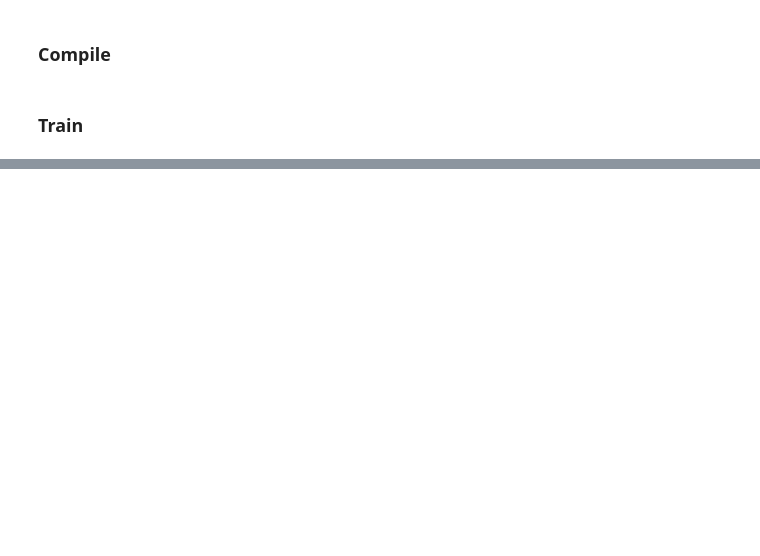
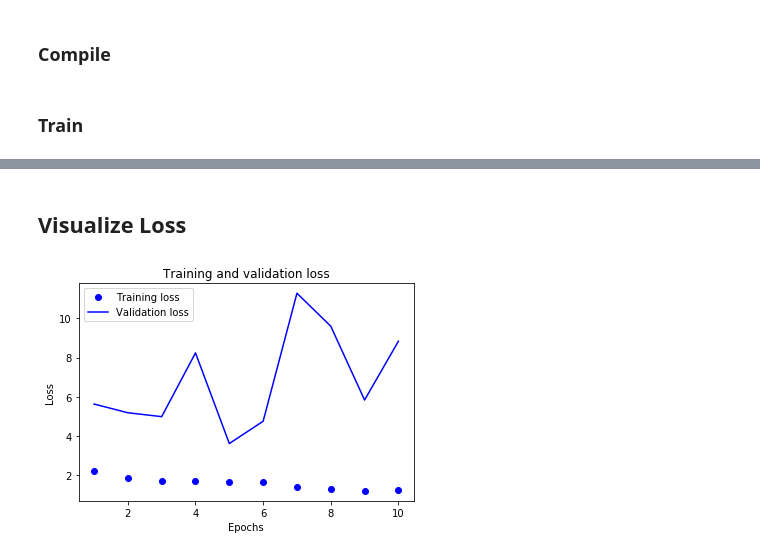
Before and after one commit to bootsinthecity/AlexNet-with-Keras-Exercise, a Jupyter notebook: AlexNet with Keras-Solution.ipynb, the cells around one changed output, grey strips where cells are left out. Saved outputs shown, nothing was run; the diff lists cells and outputs as text; code cells hidden in the pictures; blank space fills up the shorter version.

Commit message:
Updated AlexNet with Keras-Solution file

```diff
--- a/AlexNet with Keras-Solution.ipynb
+++ b/AlexNet with Keras-Solution.ipynb
@@ -133,9 +135,10 @@ model.add(tf.keras.layers.MaxPooling2D(
 model.add(tf.keras.layers.Conv2D(
     filters=384,
     kernel_size=(3,3),
-    #strides = (4,4), Unclear what the strides are in the paper.
+    strides = (1,1),
     padding="valid",
     activation="relu"))
+model.add(tf.keras.layers.BatchNormalization())
 # %% [markdown]
 #### Layer 4 - Convolution
 # %%
@@ -143,9 +146,10 @@ model.add(tf.keras.layers.Conv2D(
 model.add(tf.keras.layers.Conv2D(
     filters=384,
     kernel_size=(3,3),
-    #strides = (4,4), Unclear what the strides are in the paper.
+    strides = (1,1),
     padding="valid",
     activation="relu"))
+model.add(tf.keras.layers.BatchNormalization())
 # %% [markdown]
 #### Layer 5 - Convolution
 # %%
@@ -153,9 +157,10 @@ model.add(tf.keras.layers.Conv2D(
 model.add(tf.keras.layers.Conv2D(
     filters=256,
     kernel_size=(3,3),
-    #strides = (4,4), Unclear what the strides are in the paper.
+    strides = (1,1),
     padding="valid",
     activation="relu"))
+model.add(tf.keras.layers.BatchNormalization())
 # %% [markdown]
 #### Flatten Output and Pass to Fully Connected Layers
 # %%
@@ -215,6 +220,6 @@ model.compile(loss="categorical_crossentropy", optimizer="adam", metrics=["accur
 # %% [markdown]
 ### Train
 # %%
-model.fit(x, y, batch_size=128, epochs=100, verbose=1, validation_split=0.2, shuffle=True)
+hist = model.fit(x, y, batch_size=128, epochs=10, verbose=1, validation_split=0.2, shuffle=True)
 # %% [output]
 Train on 1088 samples, validate on 272 samples
@@ -233,0 +246,22 @@ Epoch 7/100
+# %% [markdown]
+## Visualize Loss
+# %%
+acc = hist.history['acc']
+val_acc = hist.history['val_acc']
+loss = hist.history['loss']
+val_loss = hist.history['val_loss']
+
+epochs = range(1, len(acc) + 1)
+
+# "bo" is for "blue dot"
+plt.plot(epochs, loss, 'bo', label='Training loss')
+# b is for "solid blue line"
+plt.plot(epochs, val_loss, 'b', label='Validation loss')
+plt.title('Training and validation loss')
+plt.xlabel('Epochs')
+plt.ylabel('Loss')
+plt.legend()
+
+plt.show()
+# %% [output]
+[figure, added]
```
Also changed, not shown: parts of 8 cells of this notebook.
